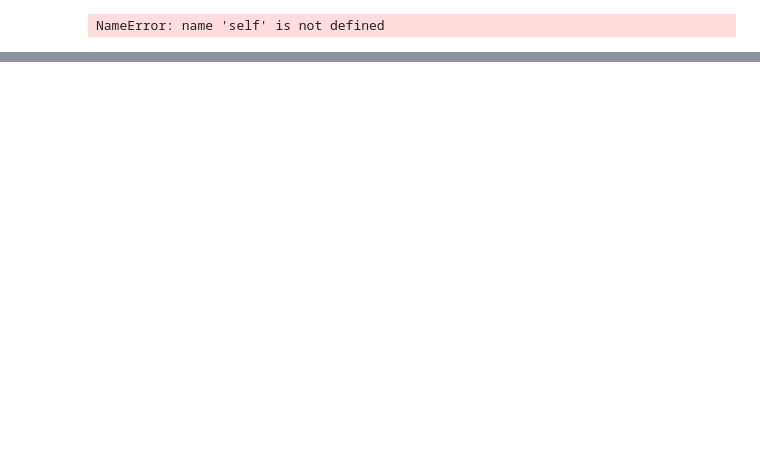
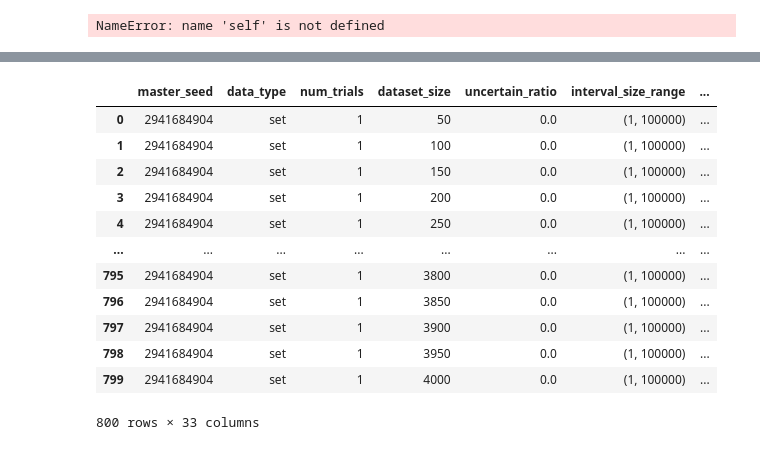
Before and after one commit to asxvi/uadb, a Jupyter notebook: experimentRunner/notebooks/Untitled1.ipynb, the cells around one changed output, grey strips where cells are left out. Drawn from its saved outputs; the diff is of its cells as text; code cells hidden in the pictures; blank space fills up the shorter version.

```diff
--- a/experimentRunner/notebooks/Untitled1.ipynb
+++ b/experimentRunner/notebooks/Untitled1.ipynb
@@ -391,0 +446,19 @@ NameError: name 'self' is not defined
+# %%
+csv_paths = ['data/results/2941684904/n_sweeping4k/n4000_red500_10_sweep//results_sd2941684904.csv', 'data/results/2941684904/n_sweeping4k/n4000_red150_10_sweep//results_sd2941684904.csv', 'data/results/2941684904/n_sweeping4k/n4000_red50_10_sweep//results_sd2941684904.csv', 'data/results/2941684904/n_sweeping4k/n4000_red15_10_sweep//results_sd2941684904.csv', 'data/results/2941684904/n_sweeping4k/n4000_red10_5_sweep//results_sd2941684904.csv', 'data/results/2941684904/n_sweeping4k/n4000_red4_2_sweep//results_sd2941684904.csv', 'data/results/2941684904/n_sweeping4k/n4000_red9_3_sweep//results_sd2941684904.csv', 'data/results/2941684904/n_sweeping4k/n4000_red5_2_sweep//results_sd2941684904.csv', 'data/results/2941684904/n_sweeping4k/n4000_red3_1_sweep//results_sd2941684904.csv', 'data/results/2941684904/n_sweeping4k/n4000_red1_1_sweep//results_sd2941684904.csv']
+df = load_all_csvs(csv_paths)
+df["time_per_element"] = df["sumtest_time_mean"] / df["dataset_size"]
+df
+# %% [output]
+|  | master_seed | data_type | num_trials | dataset_size | uncertain_ratio | interval_size_range | ... |
+| 0 | 2941684904 | set | 1 | 50 | 0.0 | (1, 100000) | ... |
+| 1 | 2941684904 | set | 1 | 100 | 0.0 | (1, 100000) | ... |
+| 2 | 2941684904 | set | 1 | 150 | 0.0 | (1, 100000) | ... |
+| 3 | 2941684904 | set | 1 | 200 | 0.0 | (1, 100000) | ... |
+| 4 | 2941684904 | set | 1 | 250 | 0.0 | (1, 100000) | ... |
+| ... | ... | ... | ... | ... | ... | ... | ... |
+| 795 | 2941684904 | set | 1 | 3800 | 0.0 | (1, 100000) | ... |
+| 796 | 2941684904 | set | 1 | 3850 | 0.0 | (1, 100000) | ... |
+| 797 | 2941684904 | set | 1 | 3900 | 0.0 | (1, 100000) | ... |
+| 798 | 2941684904 | set | 1 | 3950 | 0.0 | (1, 100000) | ... |
+| 799 | 2941684904 | set | 1 | 4000 | 0.0 | (1, 100000) | ... |
+800 rows × 33 columns
```
Also changed, not shown: parts of 8 cells of this notebook, 21 other files.
